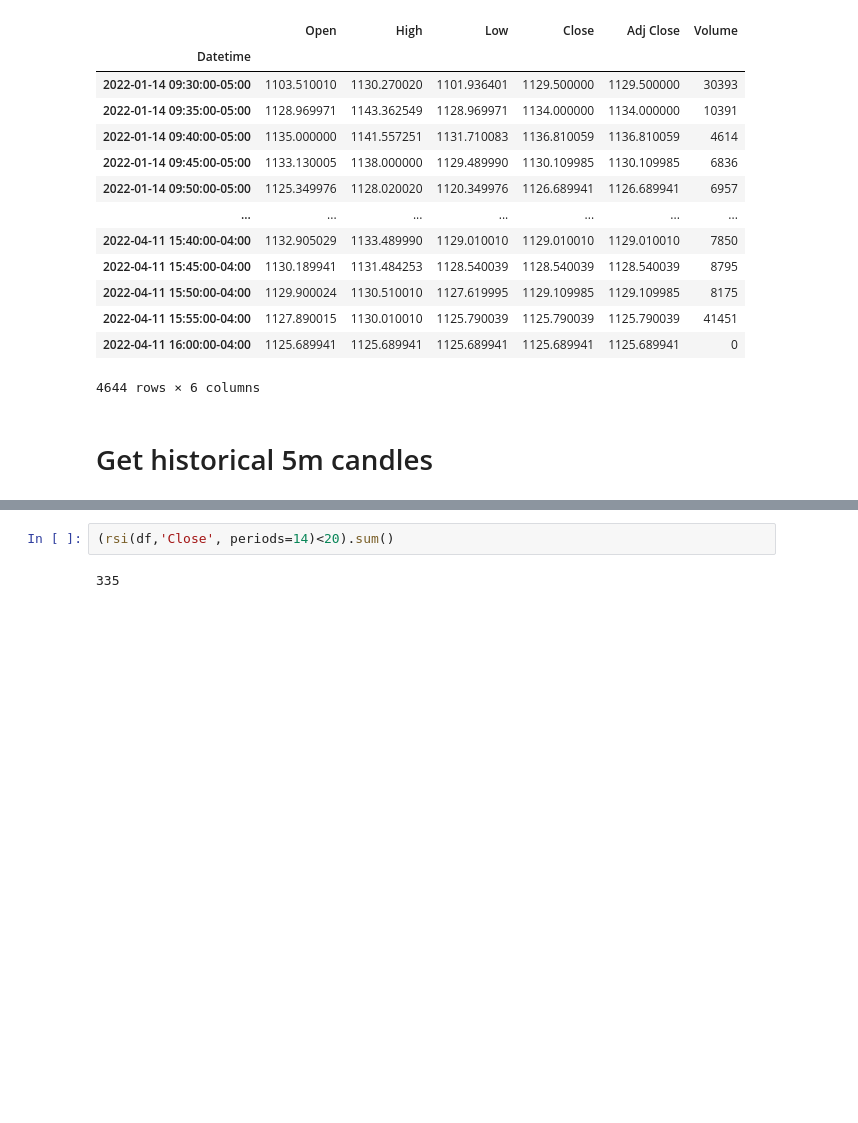
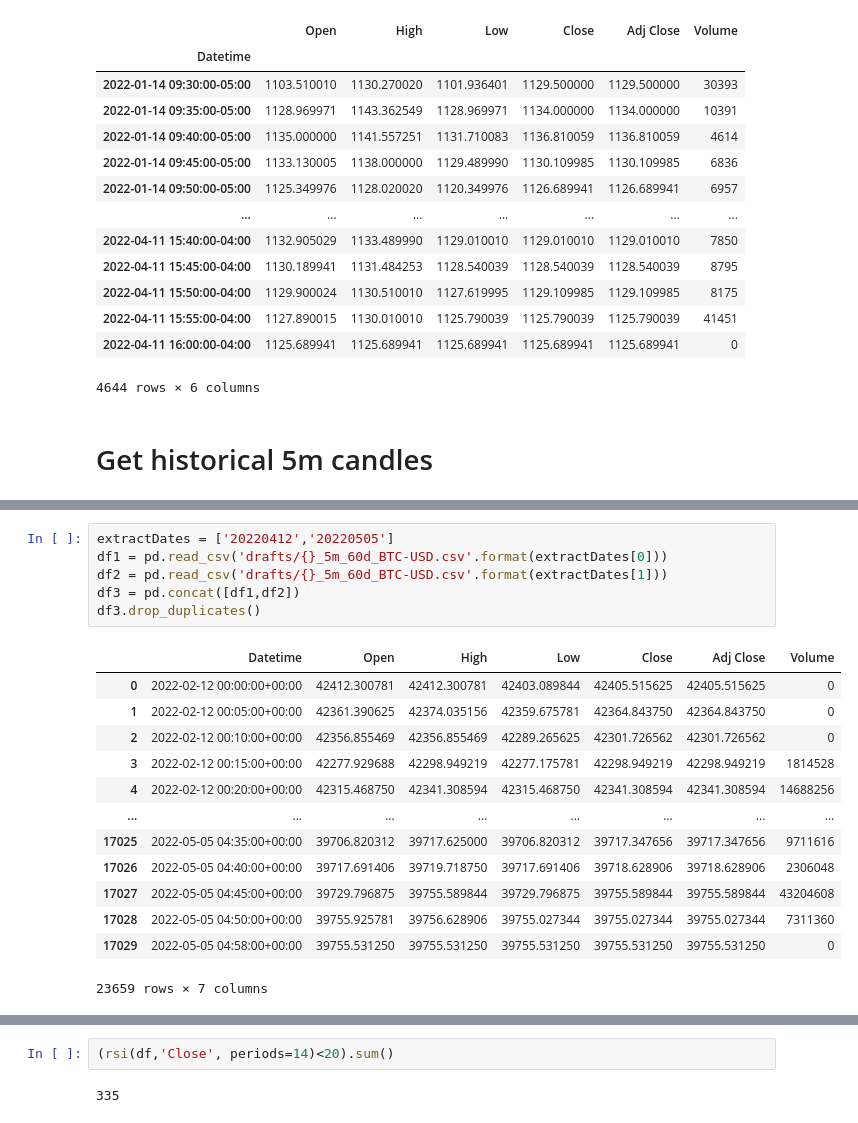
Before and after one commit to sjuanandres0/Chewbacca, a Jupyter notebook: chewie_playground.ipynb, the cells around one changed output, grey strips where cells are left out. Drawn from its saved outputs; the diff is of its cells as text; blank space fills up the shorter version.

```diff
--- a/chewie_playground.ipynb
+++ b/chewie_playground.ipynb
@@ -728,0 +806,20 @@ df
+# %%
+extractDates = ['20220412','20220505']
+df1 = pd.read_csv('drafts/{}_5m_60d_BTC-USD.csv'.format(extractDates[0]))
+df2 = pd.read_csv('drafts/{}_5m_60d_BTC-USD.csv'.format(extractDates[1]))
+df3 = pd.concat([df1,df2])
+df3.drop_duplicates()
+# %% [output]
+|  | Datetime | Open | High | Low | Close | Adj Close | Volume |
+| 0 | 2022-02-12 00:00:00+00:00 | 42412.300781 | 42412.300781 | 42403.089844 | 42405.515625 | 42405.515625 | 0 |
+| 1 | 2022-02-12 00:05:00+00:00 | 42361.390625 | 42374.035156 | 42359.675781 | 42364.843750 | 42364.843750 | 0 |
+| 2 | 2022-02-12 00:10:00+00:00 | 42356.855469 | 42356.855469 | 42289.265625 | 42301.726562 | 42301.726562 | 0 |
+| 3 | 2022-02-12 00:15:00+00:00 | 42277.929688 | 42298.949219 | 42277.175781 | 42298.949219 | 42298.949219 | 1814528 |
+| 4 | 2022-02-12 00:20:00+00:00 | 42315.468750 | 42341.308594 | 42315.468750 | 42341.308594 | 42341.308594 | 14688256 |
+| ... | ... | ... | ... | ... | ... | ... | ... |
+| 17025 | 2022-05-05 04:35:00+00:00 | 39706.820312 | 39717.625000 | 39706.820312 | 39717.347656 | 39717.347656 | 9711616 |
+| 17026 | 2022-05-05 04:40:00+00:00 | 39717.691406 | 39719.718750 | 39717.691406 | 39718.628906 | 39718.628906 | 2306048 |
+| 17027 | 2022-05-05 04:45:00+00:00 | 39729.796875 | 39755.589844 | 39729.796875 | 39755.589844 | 39755.589844 | 43204608 |
+| 17028 | 2022-05-05 04:50:00+00:00 | 39755.925781 | 39756.628906 | 39755.027344 | 39755.027344 | 39755.027344 | 7311360 |
+| 17029 | 2022-05-05 04:58:00+00:00 | 39755.531250 | 39755.531250 | 39755.531250 | 39755.531250 | 39755.531250 | 0 |
+23659 rows × 7 columns
```
Also changed, not shown: parts of 12 cells of this notebook, 14 other files.
